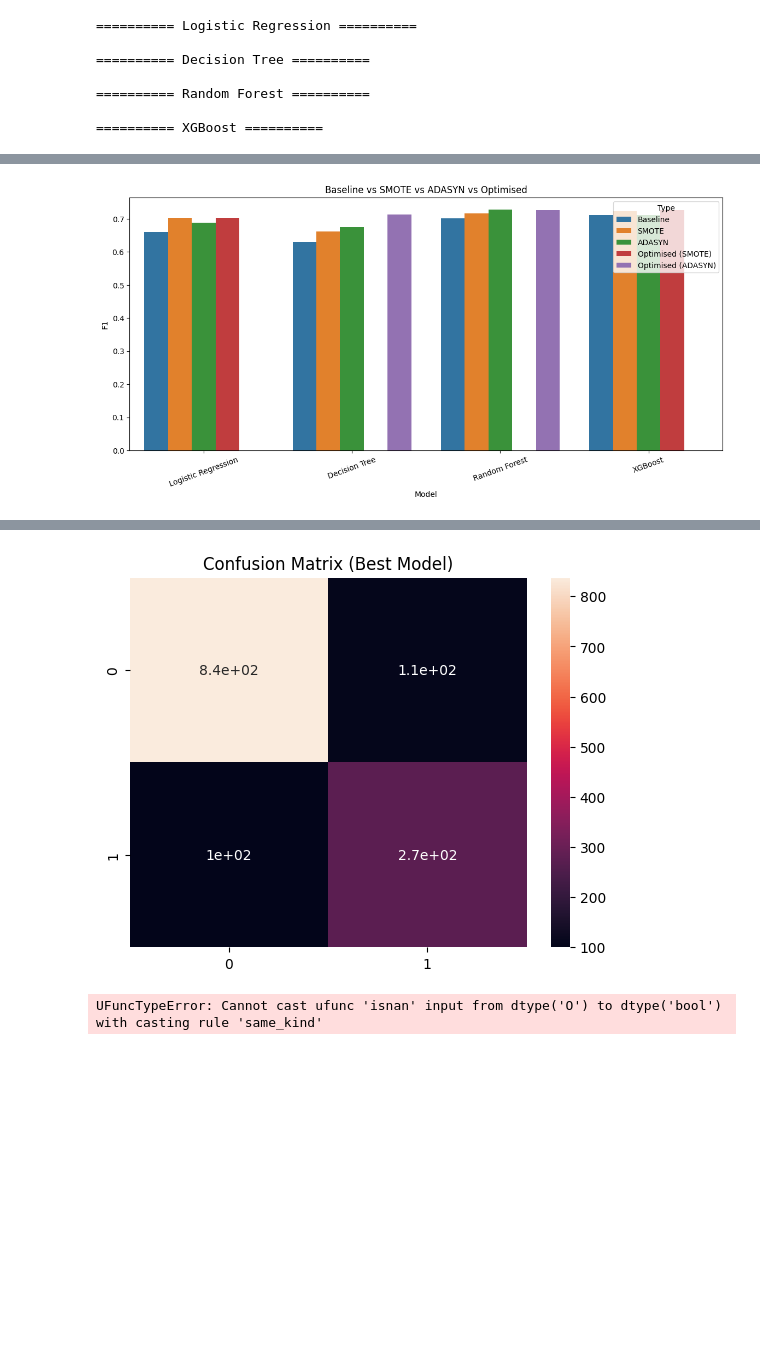
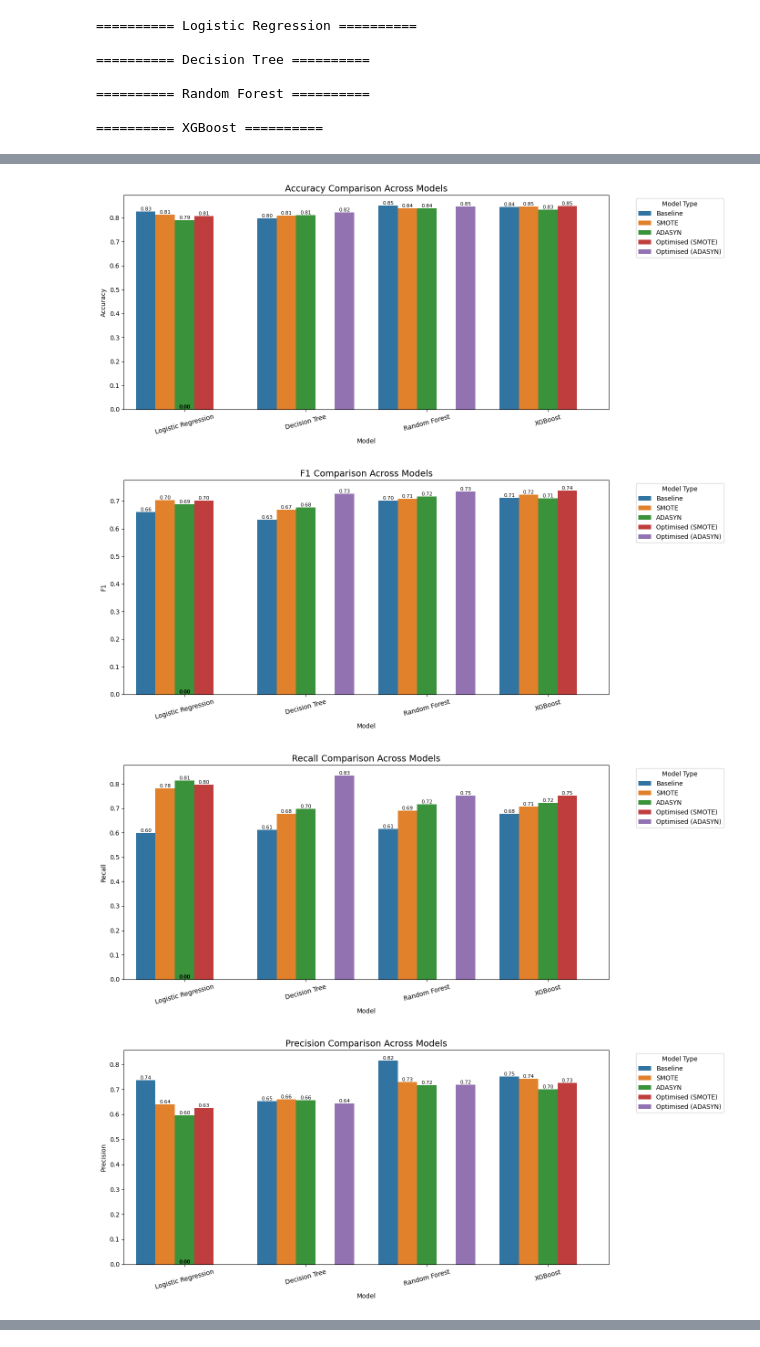
Before and after one commit to chunonso/CHURNGUARD, a Jupyter notebook: ChurnGuard/churn.ipynb, the cells around one changed output, grey strips where cells are left out. Saved outputs shown, nothing was run; the diff lists cells and outputs as text; code cells hidden in the pictures; blank space fills up the shorter version.

```diff
--- a/ChurnGuard/churn.ipynb
+++ b/ChurnGuard/churn.ipynb
@@ -633,5 +786,4 @@ for model_name, model in models.items():
 # %%
-
 # =========================================================
 # 13. RESULTS ANALYSIS
 # =========================================================
@@ -644,11 +796,34 @@ print(results_df.sort_values(by="F1", ascending=False))
 # 14. VISUAL COMPARISON
 # =========================================================
 
-plt.figure(figsize=(14,6))
-sns.barplot(data=results_df, x="Model", y="F1", hue="Type")
-plt.title("Baseline vs SMOTE vs ADASYN vs Optimised")
-plt.xticks(rotation=20)
-plt.show()
+metrics = ["Accuracy", "F1", "Recall", "Precision"]
+
+for metric in metrics:
+    plt.figure(figsize=(14,6))
+
+    ax = sns.barplot(
+        data=results_df,
+        x="Model",
+        y=metric,
+        hue="Type"
+    )
+
+    plt.title(f"{metric} Comparison Across Models", fontsize=14)
+    plt.xlabel("Model")
+    plt.ylabel(metric)
+
+    plt.xticks(rotation=15)
+    plt.legend(title="Model Type", bbox_to_anchor=(1.05, 1), loc='upper left')
+
+    # Add value labels
+    for p in ax.patches:
+        height = p.get_height()
+        ax.annotate(f'{height:.2f}',
+                    (p.get_x() + p.get_width() / 2, height),
+                    ha='center', va='bottom', fontsize=8)
+
+    plt.tight_layout()
+    plt.show()
 
 
 # =========================================================
@@ -664,7 +839,7 @@ best_model = best_models[best_row['Model']]
 y_pred = best_model.predict(X_test)
 
 # Confusion matrix
-sns.heatmap(confusion_matrix(y_test, y_pred), annot=True)
+sns.heatmap(confusion_matrix(y_test, y_pred), annot=True, fmt='d', cmap='Blues')
 plt.title("Confusion Matrix (Best Model)")
 plt.show()
 
@@ -675,11 +850,28 @@ plt.show()
 # 16. SHAP EXPLAINABILITY
 # =========================================================
 
-explainer = shap.Explainer(best_model.named_steps['model'])
-
+# Transform data
 X_transformed = best_model.named_steps['preprocessor'].transform(X_test)
 
+# Convert to dense if needed
+if hasattr(X_transformed, "toarray"):
+    X_transformed = X_transformed.toarray()
+
+# Get trained model
+model = best_model.named_steps['model']
+
+# Create explainer
+explainer = shap.Explainer(model, X_transformed)
+
+# Compute SHAP values
 shap_values = explainer(X_transformed)
 
-shap.summary_plot(shap_values, X_test)
+# Get feature names (safe)
+if hasattr(best_model.named_steps['preprocessor'], "get_feature_names_out"):
+    feature_names = best_model.named_steps['preprocessor'].get_feature_names_out()
+else:
+    feature_names = None
+
+# Plot
+shap.summary_plot(shap_values, X_transformed, feature_names=feature_names)
 # %% [output]
@@ -703,2 +895,5 @@ shap.summary_plot(shap_values, X_test)
-[figure, old version]
+[figure, new version]
+[figure, new version]
+[figure, added]
+[figure, added]
 Best Model:
@@ -711,2 +906,0 @@ Name: 10, dtype: object
-[figure, old version]
-UFuncTypeError: Cannot cast ufunc 'isnan' input from dtype('O') to dtype('bool') with casting rule 'same_kind'
```
Also changed, not shown: parts of 9 cells of this notebook.
